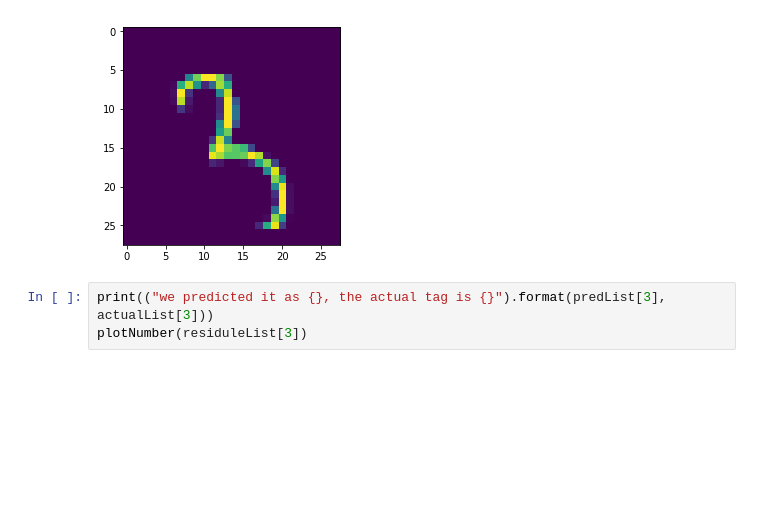
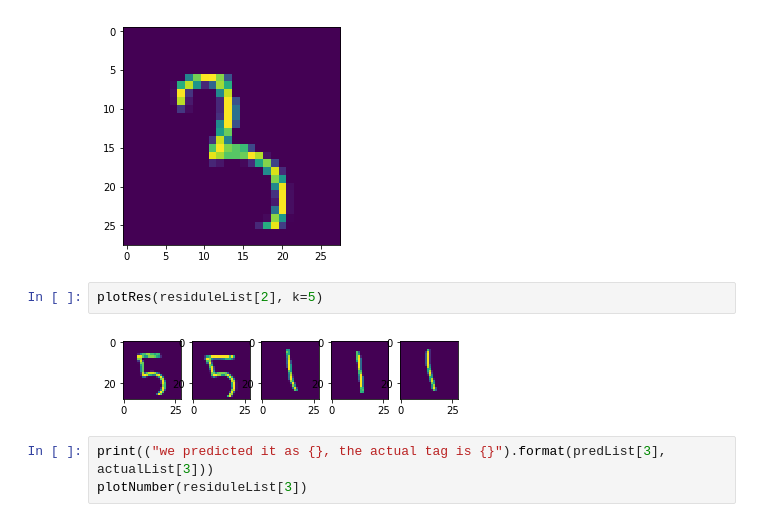
Before and after one commit to dataexplorationgroupdavis/MNIST, a Jupyter notebook: KNN.ipynb, the cells around one changed output. Cells and saved outputs as stored; diff of their text form; blank space fills up the shorter version.

```diff
--- a/KNN.ipynb
+++ b/KNN.ipynb
@@ -116,6 +120,10 @@ plotNumber(residuleList[2])
 # %% [output]
 we predicted it as 1, the actual tag is 3
 [figure]
+# %%
+plotRes(residuleList[2], k=5)
+# %% [output]
+[figure, added]
 # %%
 print(("we predicted it as {}, the actual tag is {}").format(predList[3], actualList[3]))
 plotNumber(residuleList[3])
```
Also changed, not shown: parts of 2 cells of this notebook.
